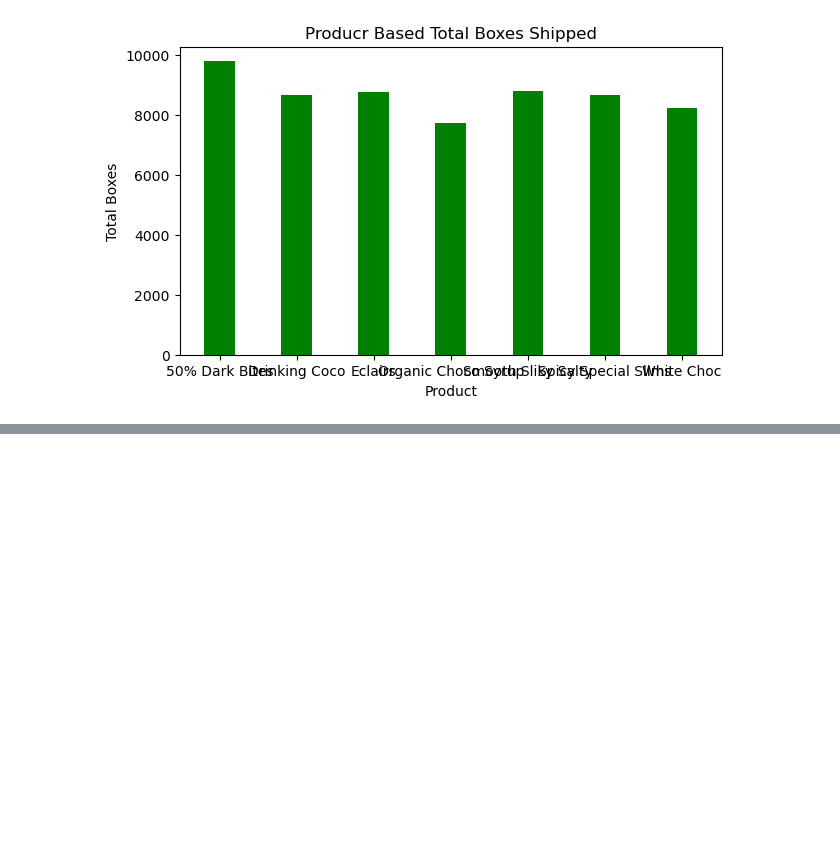
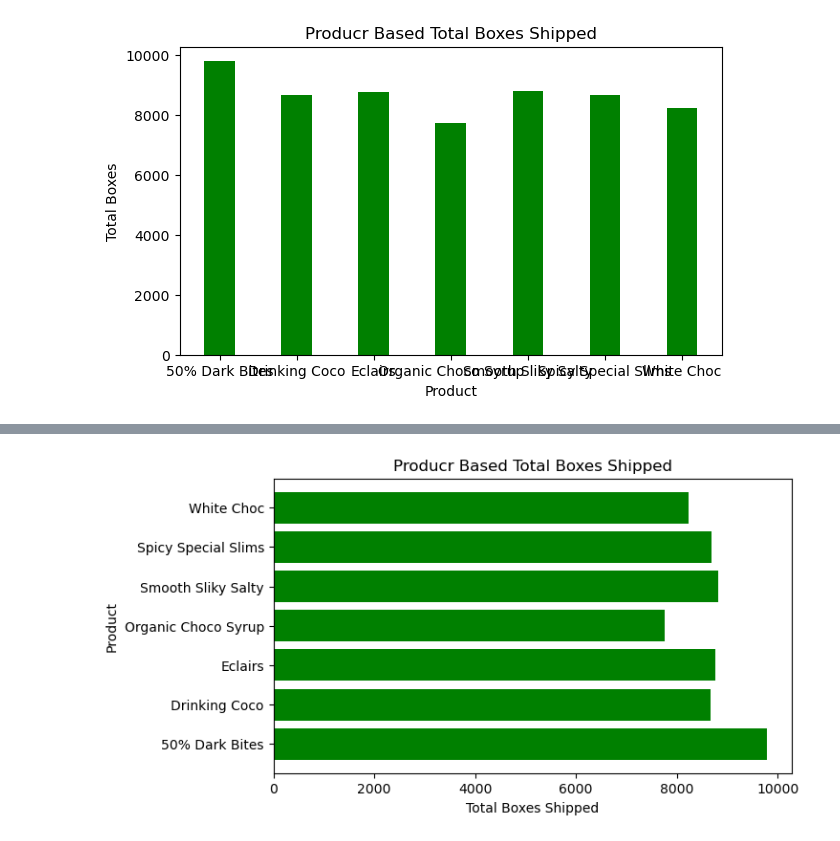
Before and after one commit to daksh-rajora/Gen-Ai, a Jupyter notebook: Machine Learning/MATPLOTLIB/Getting_Started.ipynb, the cells around one changed output, grey strips where cells are left out. Saved outputs shown, nothing was run; the diff lists cells and outputs as text; code cells hidden in the pictures; blank space fills up the shorter version.

```diff
--- a/Machine Learning/MATPLOTLIB/Getting_Started.ipynb
+++ b/Machine Learning/MATPLOTLIB/Getting_Started.ipynb
@@ -522,0 +548,9 @@ plt.show()
+# %%
+plt.figure(figsize=(7,4))
+plt.title('Producr Based Total Boxes Shipped')
+plt.xlabel('Total Boxes Shipped')
+plt.ylabel('Product')
+plt.barh(x,y,color='green')
+plt.show()
+# %% [output]
+[figure, added]
```
Also changed, not shown: parts of 24 cells of this notebook.
